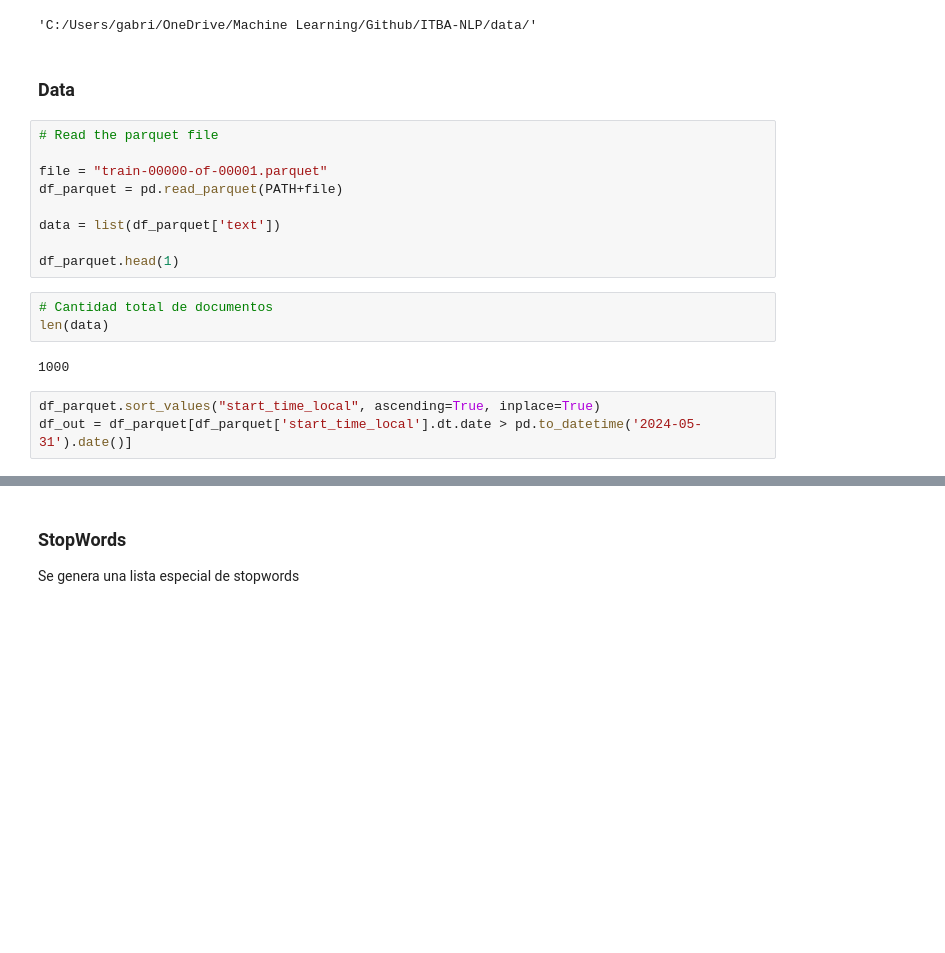
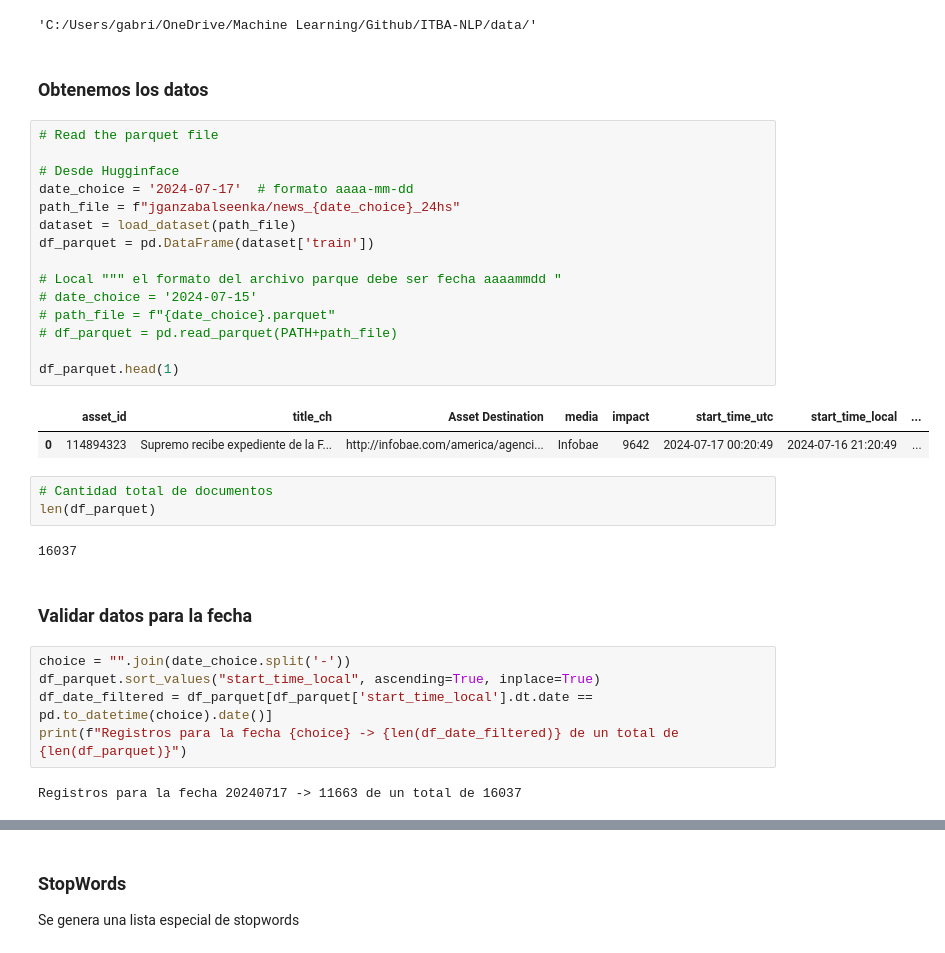
Before and after one commit to gabrielfernandorey/ITBA-NLP, a Jupyter notebook: NLP_01_data.ipynb, the cells around one changed output, grey strips where cells are left out. Drawn from its saved outputs; the diff is of its cells as text; blank space fills up the shorter version.

```diff
--- a/NLP_01_data.ipynb
+++ b/NLP_01_data.ipynb
@@ -78,22 +89,37 @@ PATH=os.environ.get('PATH_LOCAL', PATH_REMOTO)
 PATH
 # %% [output]
 'C:/Users/gabri/OneDrive/Machine Learning/Github/ITBA-NLP/data/'
-# %% [markdown]
-### Data
-# %%
-# Read the parquet file
-
-file = "train-00000-of-00001.parquet"
-df_parquet = pd.read_parquet(PATH+file)
-
-data = list(df_parquet['text'])
-
-df_parquet.head(1)
+# %% [markdown]
+### Obtenemos los datos
+# %%
+# Read the parquet file
+
+# Desde Hugginface
+date_choice = '2024-07-17'  # formato aaaa-mm-dd
+path_file = f"jganzabalseenka/news_{date_choice}_24hs"
+dataset = load_dataset(path_file)
+df_parquet = pd.DataFrame(dataset['train'])
+
+# Local """ el formato del archivo parque debe ser fecha aaaammdd "
+# date_choice = '2024-07-15'
+# path_file = f"{date_choice}.parquet"
+# df_parquet = pd.read_parquet(PATH+path_file)
+
+df_parquet.head(1)
+# %% [output]
+|  | asset_id | title_ch | Asset Destination | media | impact | start_time_utc | start_time_local | ... |
+| 0 | 114894323 | Supremo recibe expediente de la F... | http://infobae.com/america/agenci... | Infobae | 9642 | 2024-07-17 00:20:49 | 2024-07-16 21:20:49 | ... |
 # %%
 # Cantidad total de documentos
-len(data)
+len(df_parquet)
 # %% [output]
-1000
+16037
+# %% [markdown]
+### Validar datos para la fecha
 # %%
+choice = "".join(date_choice.split('-'))
 df_parquet.sort_values("start_time_local", ascending=True, inplace=True)
-df_out = df_parquet[df_parquet['start_time_local'].dt.date > pd.to_datetime('2024-05-31').date()]
+df_date_filtered = df_parquet[df_parquet['start_time_local'].dt.date == pd.to_datetime(choice).date()]
+print(f"Registros para la fecha {choice} -> {len(df_date_filtered)} de un total de {len(df_parquet)}")
+# %% [output]
+Registros para la fecha 20240717 -> 11663 de un total de 16037
```
Also changed, not shown: parts of 34 cells of this notebook, 36 other files.
